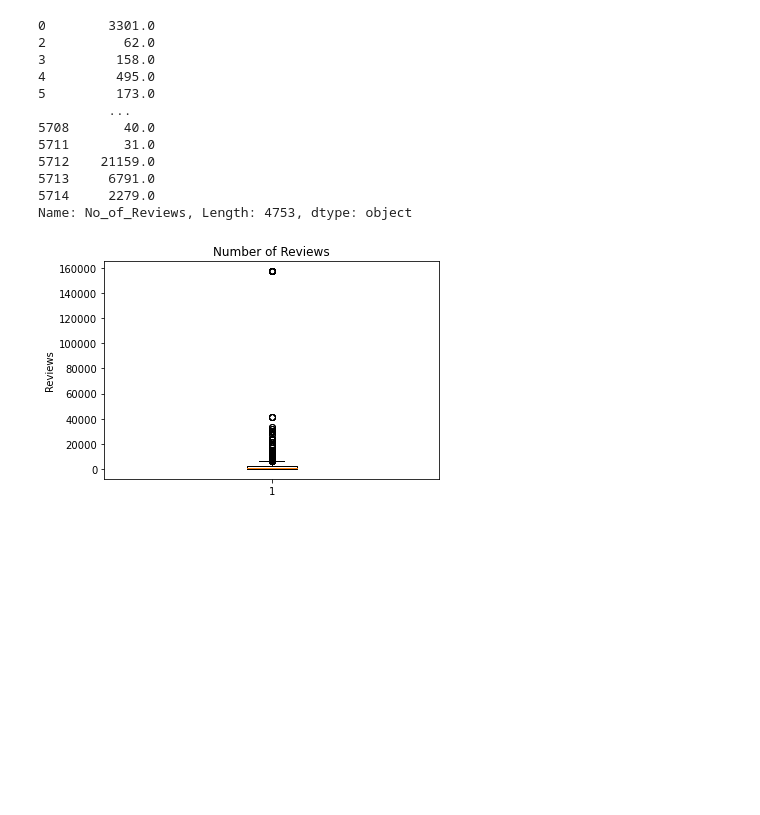
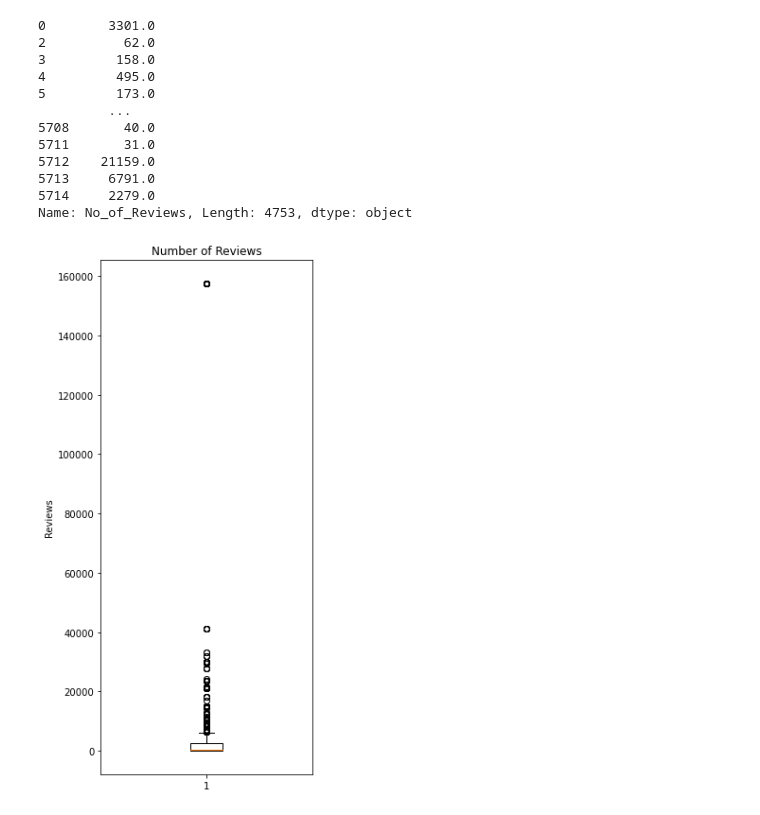
Before and after one commit to jennifermarie6sl/Project-1, a Jupyter notebook: Susana-Jupyter-Notebook.ipynb, the cells around one changed output. Drawn from its saved outputs; the diff is of its cells as text; code cells hidden in the pictures; blank space fills up the shorter version.

```diff
--- a/Susana-Jupyter-Notebook.ipynb
+++ b/Susana-Jupyter-Notebook.ipynb
@@ -192,15 +178,16 @@ Name: No_of_Reviews, Length: 4753, dtype: object
 # %%
 reviews = suzy_col.loc[suzy_col['No_of_Reviews']!= '0', 'No_of_Reviews']
 
 fig1, ax1 = plt.subplots()
 ax1.set_title('Number of Reviews')
 ax1.set_ylabel('Reviews')
+fig1.set_size_inches(4, 10)
 ax1.boxplot(reviews)
 
 # Saving figure
-plt.savefig("./Number of Reviews.png")
+# plt.savefig("./Number of Reviews.png")
 
 # Showing image
 plt.show()
 # %% [output]
-[figure, old version]
+[figure, new version]
```
Also changed, not shown: parts of 1 cell of this notebook.
